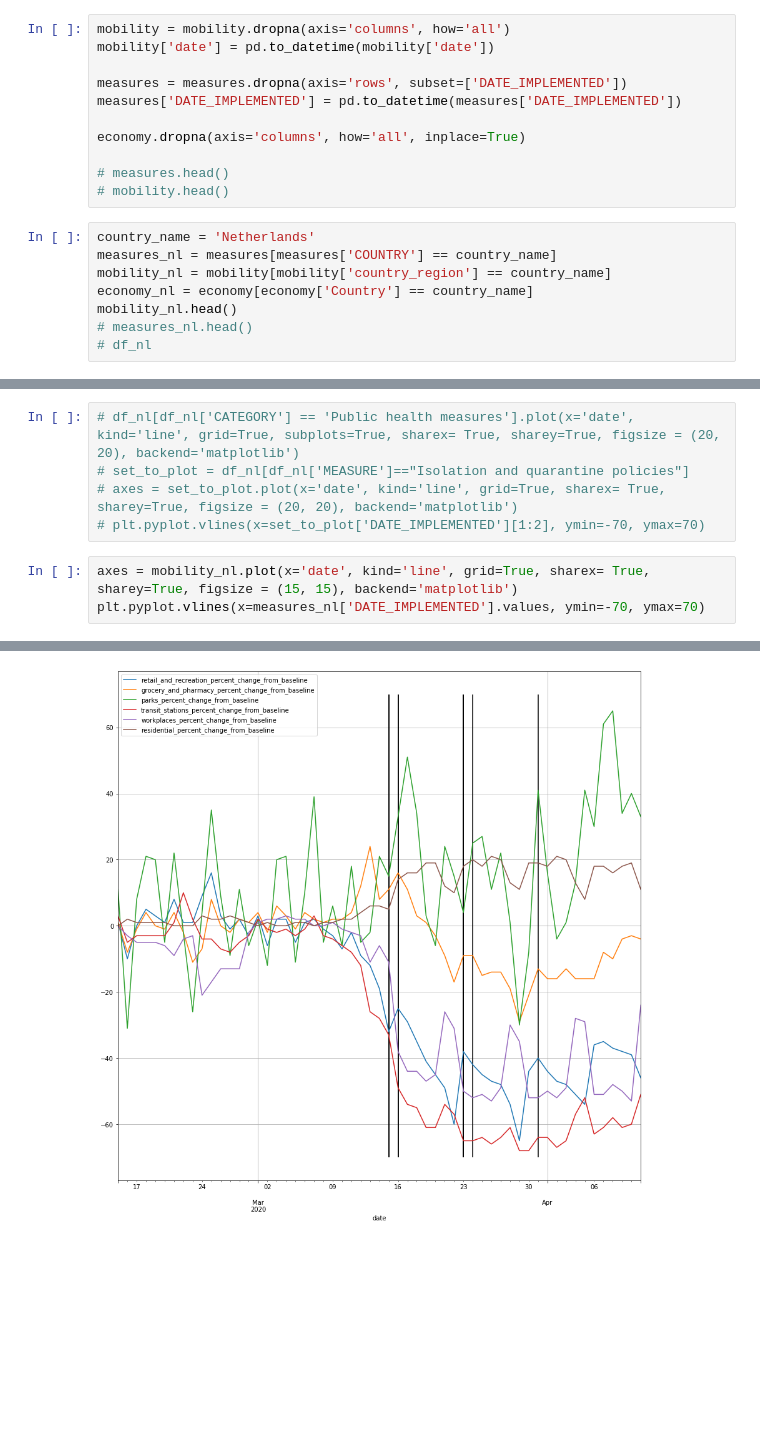
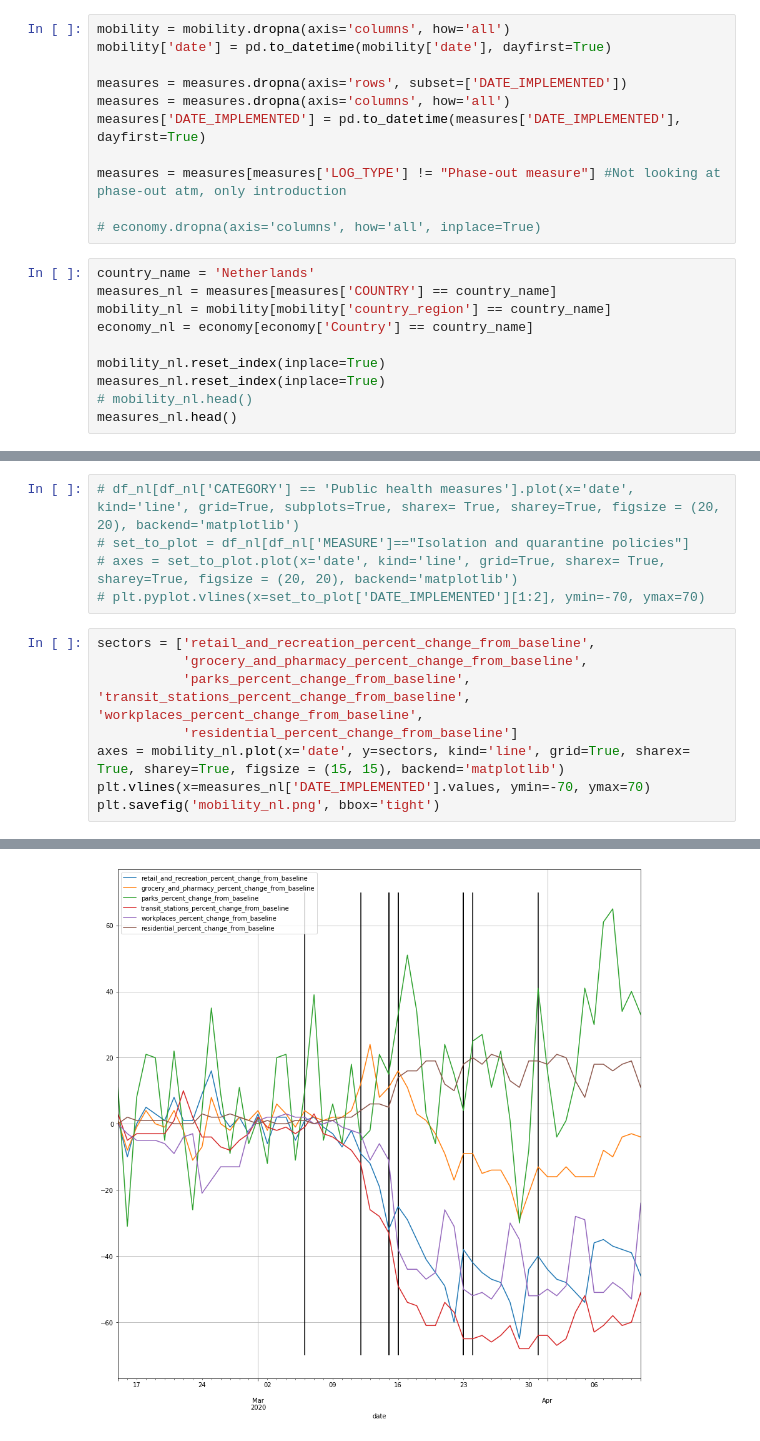
Before and after one commit to dimnl/modum, a Jupyter notebook: data_processing.ipynb, the cells around one changed output, grey strips where cells are left out. Saved outputs shown, nothing was run; the diff lists cells and outputs as text; blank space fills up the shorter version.

```diff
--- a/data_processing.ipynb
+++ b/data_processing.ipynb
@@ -47,21 +43,23 @@ mobility = mobility[mobility['sub_region_1'].isna()]
 mobility.drop(['sub_region_1','sub_region_2'], axis='columns', inplace=True)
 # %%
 mobility = mobility.dropna(axis='columns', how='all')
-mobility['date'] = pd.to_datetime(mobility['date'])
+mobility['date'] = pd.to_datetime(mobility['date'], dayfirst=True)
 
 measures = measures.dropna(axis='rows', subset=['DATE_IMPLEMENTED'])
-measures['DATE_IMPLEMENTED'] = pd.to_datetime(measures['DATE_IMPLEMENTED'])
+measures = measures.dropna(axis='columns', how='all')
+measures['DATE_IMPLEMENTED'] = pd.to_datetime(measures['DATE_IMPLEMENTED'], dayfirst=True)
 
-economy.dropna(axis='columns', how='all', inplace=True)
+measures = measures[measures['LOG_TYPE'] != "Phase-out measure"] #Not looking at phase-out atm, only introduction
 
-# measures.head()
-# mobility.head()
+# economy.dropna(axis='columns', how='all', inplace=True)
 # %%
 country_name = 'Netherlands'
 measures_nl = measures[measures['COUNTRY'] == country_name]
 mobility_nl = mobility[mobility['country_region'] == country_name]
 economy_nl = economy[economy['Country'] == country_name]
-mobility_nl.head()
-# measures_nl.head()
-# df_nl
+
+mobility_nl.reset_index(inplace=True)
+measures_nl.reset_index(inplace=True)
+# mobility_nl.head()
+measures_nl.head()
 # %% [output]
@@ -80,6 +78,11 @@ mobility_nl.head()
 # axes = set_to_plot.plot(x='date', kind='line', grid=True, sharex= True, sharey=True, figsize = (20, 20), backend='matplotlib')
 # plt.pyplot.vlines(x=set_to_plot['DATE_IMPLEMENTED'][1:2], ymin=-70, ymax=70)
 # %%
-axes = mobility_nl.plot(x='date', kind='line', grid=True, sharex= True, sharey=True, figsize = (15, 15), backend='matplotlib')
-plt.pyplot.vlines(x=measures_nl['DATE_IMPLEMENTED'].values, ymin=-70, ymax=70)
+sectors = ['retail_and_recreation_percent_change_from_baseline',
+           'grocery_and_pharmacy_percent_change_from_baseline',
+           'parks_percent_change_from_baseline',   'transit_stations_percent_change_from_baseline',   'workplaces_percent_change_from_baseline',
+           'residential_percent_change_from_baseline']
+axes = mobility_nl.plot(x='date', y=sectors, kind='line', grid=True, sharex= True, sharey=True, figsize = (15, 15), backend='matplotlib')
+plt.vlines(x=measures_nl['DATE_IMPLEMENTED'].values, ymin=-70, ymax=70)
+plt.savefig('mobility_nl.png', bbox='tight')
 # %% [output]
@@ -87 +89 @@ plt.pyplot.vlines(x=measures_nl['DATE_IMPLEMENTED'].values, ymin=-70, ymax=70)
-[figure, old version]
+[figure, new version]
```
Also changed, not shown: parts of 7 cells of this notebook, 1 other file.
